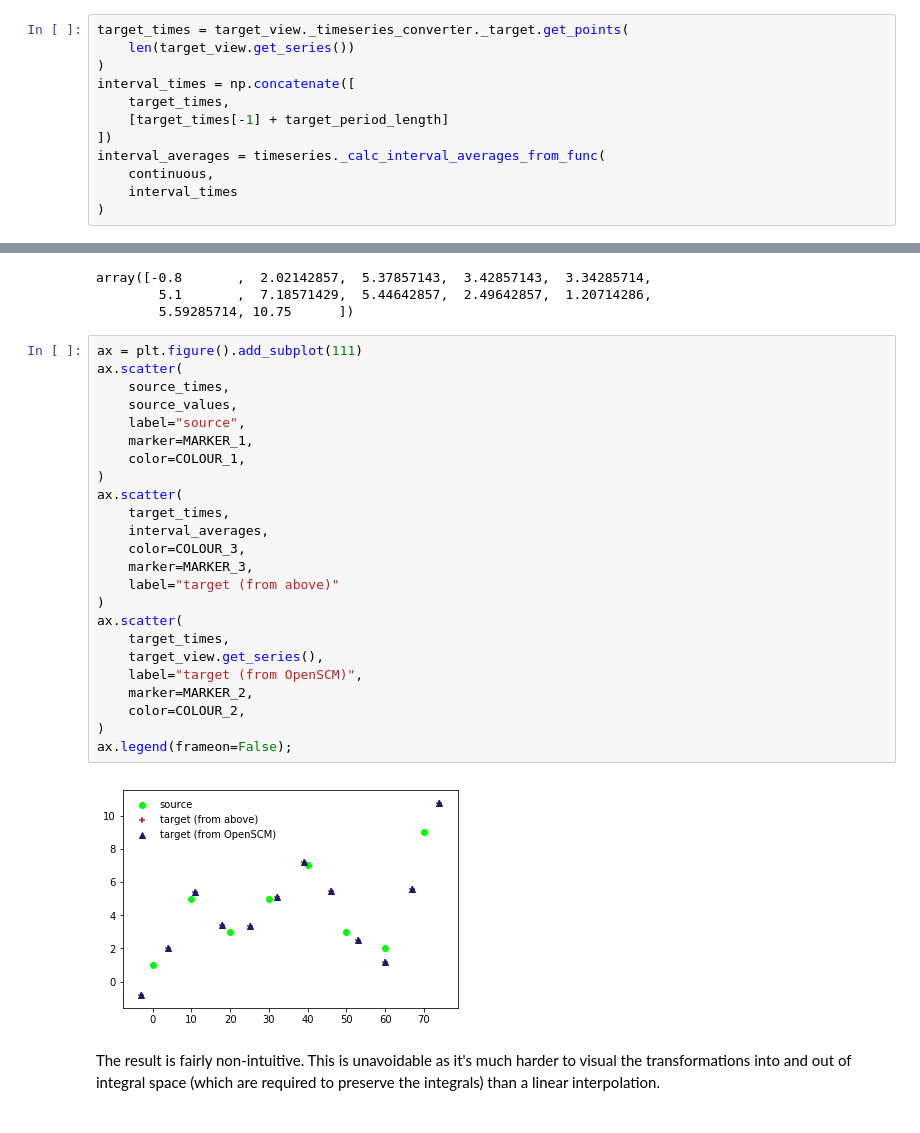
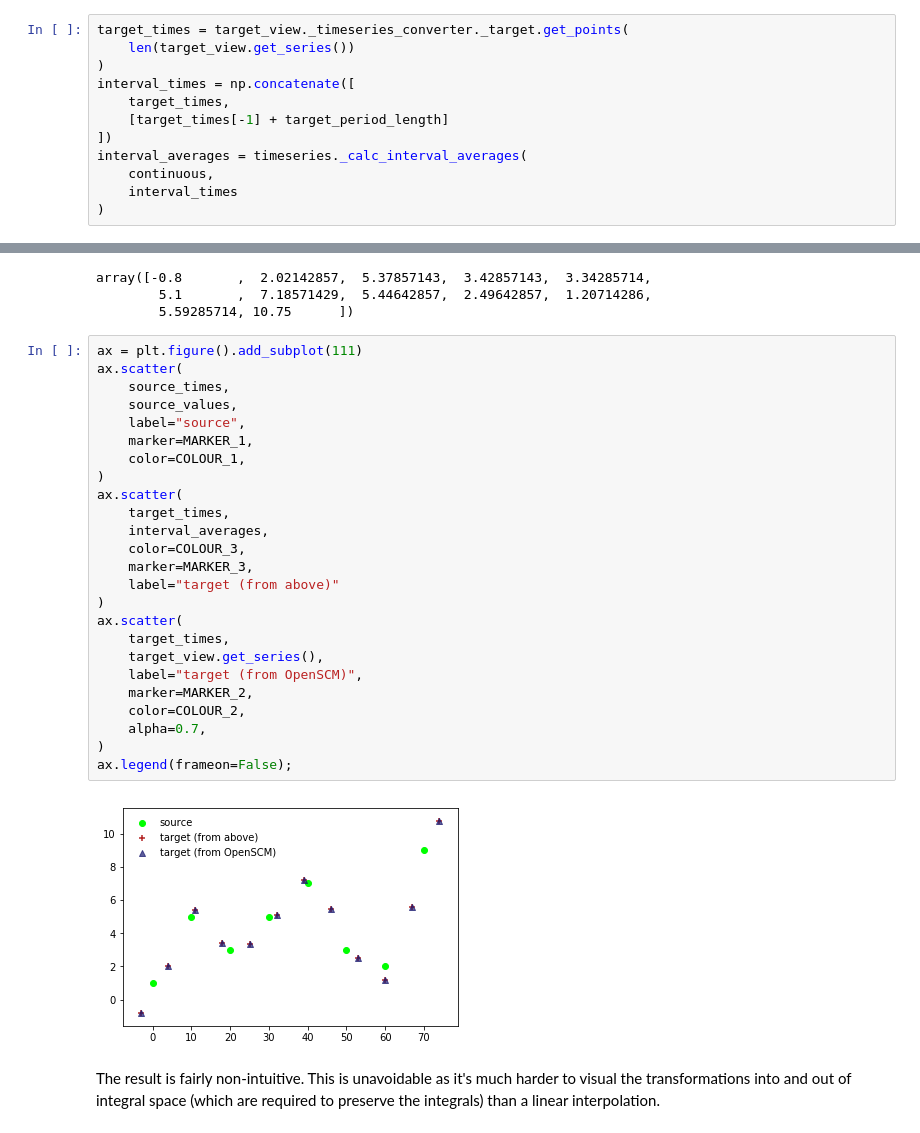
Before and after one commit to openscm/openscm, a Jupyter notebook: notebooks/timeseries.ipynb, the cells around one changed output, grey strips where cells are left out. Drawn from its saved outputs; the diff is of its cells as text.

```diff
--- a/notebooks/timeseries.ipynb
+++ b/notebooks/timeseries.ipynb
@@ -160,7 +161,7 @@ interval_times = np.concatenate([
     target_times,
     [target_times[-1] + target_period_length]
 ])
-interval_averages = timeseries._calc_interval_averages_from_func(
+interval_averages = timeseries._calc_interval_averages(
     continuous,
     interval_times
 )
@@ -240,28 +260,29 @@ array([-0.8       ,  2.02142857,  5.37857143,  3.42857143,  3.34285714,
 # %%
 ax = plt.figure().add_subplot(111)
 ax.scatter(
     source_times,
     source_values,
     label="source",
     marker=MARKER_1,
     color=COLOUR_1,
 )
 ax.scatter(
     target_times,
     interval_averages,
     color=COLOUR_3,
     marker=MARKER_3,
     label="target (from above)"
 )
 ax.scatter(
     target_times,
     target_view.get_series(),
     label="target (from OpenSCM)",
     marker=MARKER_2,
     color=COLOUR_2,
+    alpha=0.7,
 )
 ax.legend(frameon=False);
 # %% [output]
-[figure, old version]
+[figure, new version]
 # %% [markdown]
 The result is fairly non-intuitive. This is unavoidable as it's much harder to visual the transformations into and out of integral space (which are required to preserve the integrals) than a linear interpolation.
```
Also changed, not shown: parts of 4 cells of this notebook.
